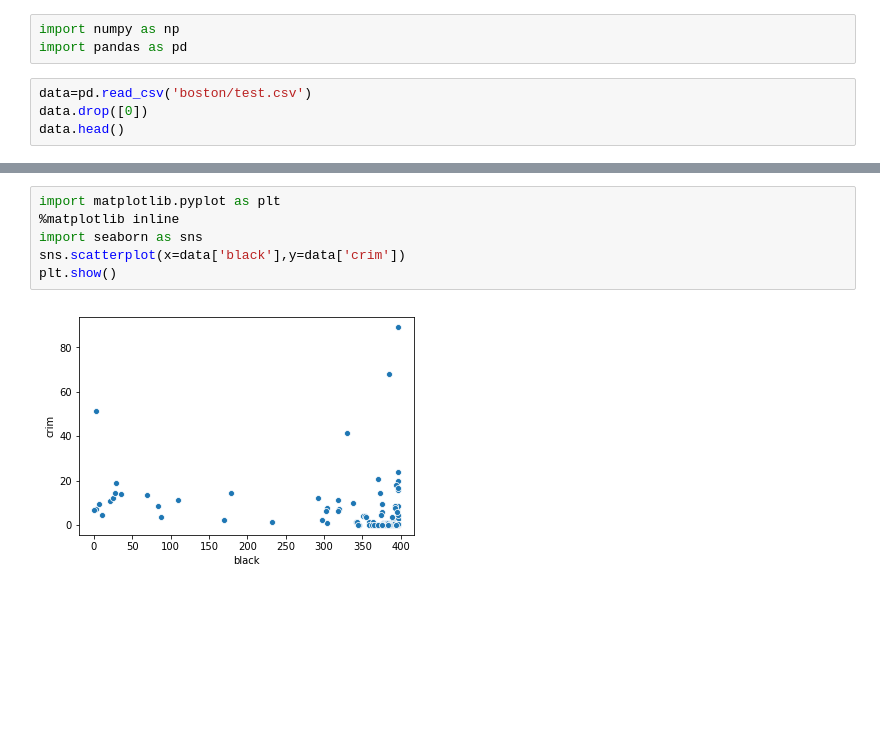
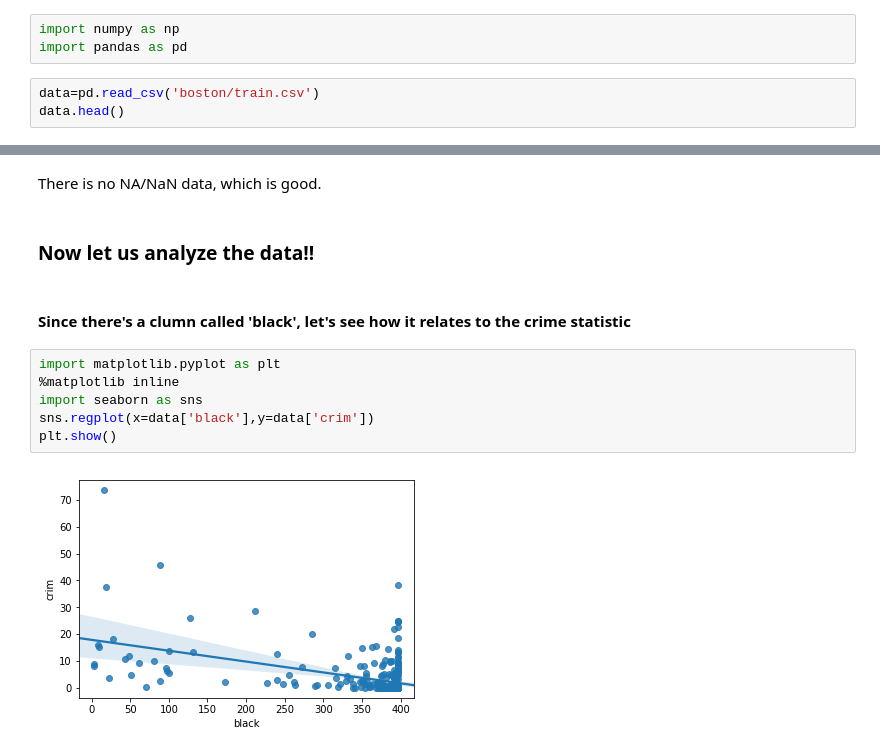
Before and after one commit to vishnutalanki/BostonHosuing, a Jupyter notebook: Exploratory Data Analysis of Boston housing prices.ipynb, the cells around one changed output, grey strips where cells are left out. Cells and saved outputs as stored; diff of their text form; blank space fills up the shorter version.

```diff
--- a/Exploratory Data Analysis of Boston housing prices.ipynb
+++ b/Exploratory Data Analysis of Boston housing prices.ipynb
@@ -4,8 +4,7 @@
 import numpy as np
 import pandas as pd
 # %%
-data=pd.read_csv('boston/test.csv')
-data.drop([0])
+data=pd.read_csv('boston/train.csv')
 data.head()
 # %% [output]
 |  | ID | crim | zn | indus | chas | nox | rm | age | dis | rad | tax | ... |
@@ -29,8 +47,14 @@ data.describe()
+# %% [markdown]
+There is no NA/NaN data, which is good.
+# %% [markdown]
+### Now let us analyze the data!!
+# %% [markdown]
+#### Since there's a clumn called 'black', let's see how it relates to the crime statistic
 # %%
 import matplotlib.pyplot as plt
 %matplotlib inline
 import seaborn as sns
-sns.scatterplot(x=data['black'],y=data['crim'])
+sns.regplot(x=data['black'],y=data['crim'])
 plt.show()
 # %% [output]
-[figure, old version]
+[figure, new version]
```
Also changed, not shown: parts of 13 cells of this notebook.
